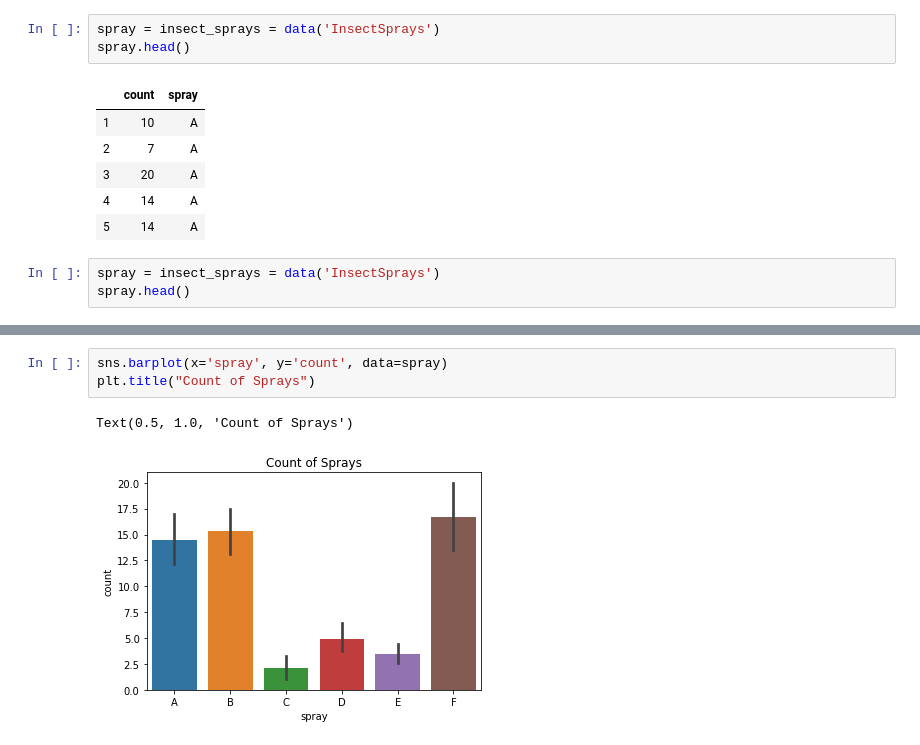
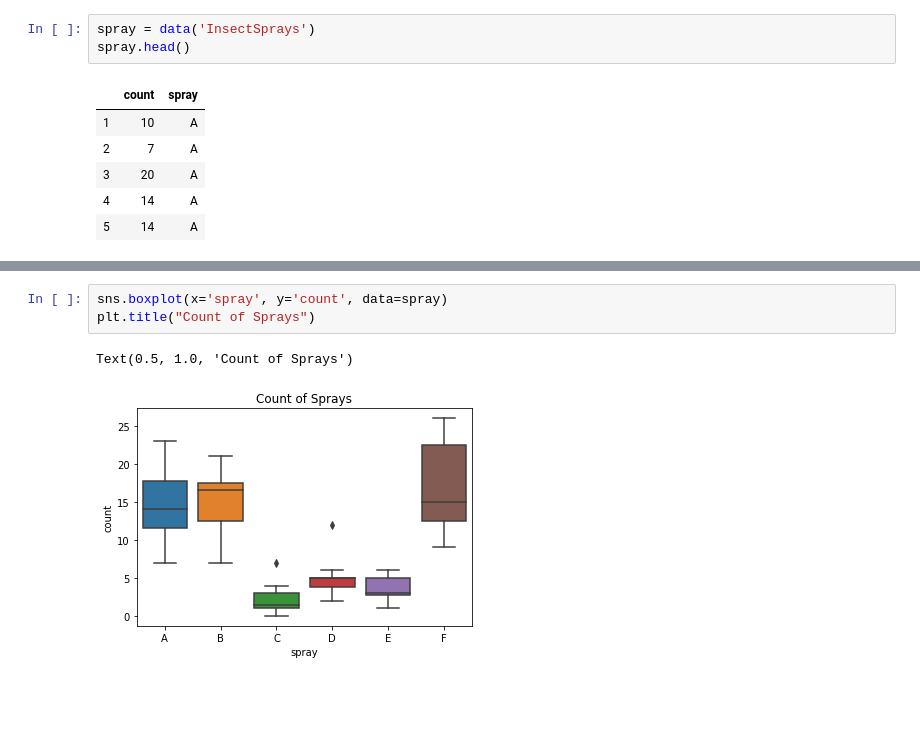
Before and after one commit to Johndsalas/coding_practice, a Jupyter notebook: seaborn_exersize.ipynb, the cells around one changed output, grey strips where cells are left out. Cells and saved outputs as stored; diff of their text form; blank space fills up the shorter version.

```diff
--- a/seaborn_exersize.ipynb
+++ b/seaborn_exersize.ipynb
@@ -92,5 +90,5 @@ sns.relplot()
 # %%
-spray = insect_sprays = data('InsectSprays')
+spray = data('InsectSprays')
 spray.head()
 # %% [output]
 |  | count | spray |
@@ -99,6 +97,3 @@ spray.head()
 | 3 | 20 | A |
 | 4 | 14 | A |
 | 5 | 14 | A |
-# %%
-spray = insect_sprays = data('InsectSprays')
-spray.head()
@@ -112,6 +100,6 @@ spray.head()
 # %%
-sns.barplot(x='spray', y='count', data=spray)
+sns.boxplot(x='spray', y='count', data=spray)
 plt.title("Count of Sprays")
 # %% [output]
 Text(0.5, 1.0, 'Count of Sprays')
-[figure, old version]
+[figure, new version]
```
Also changed, not shown: parts of 9 cells of this notebook.
